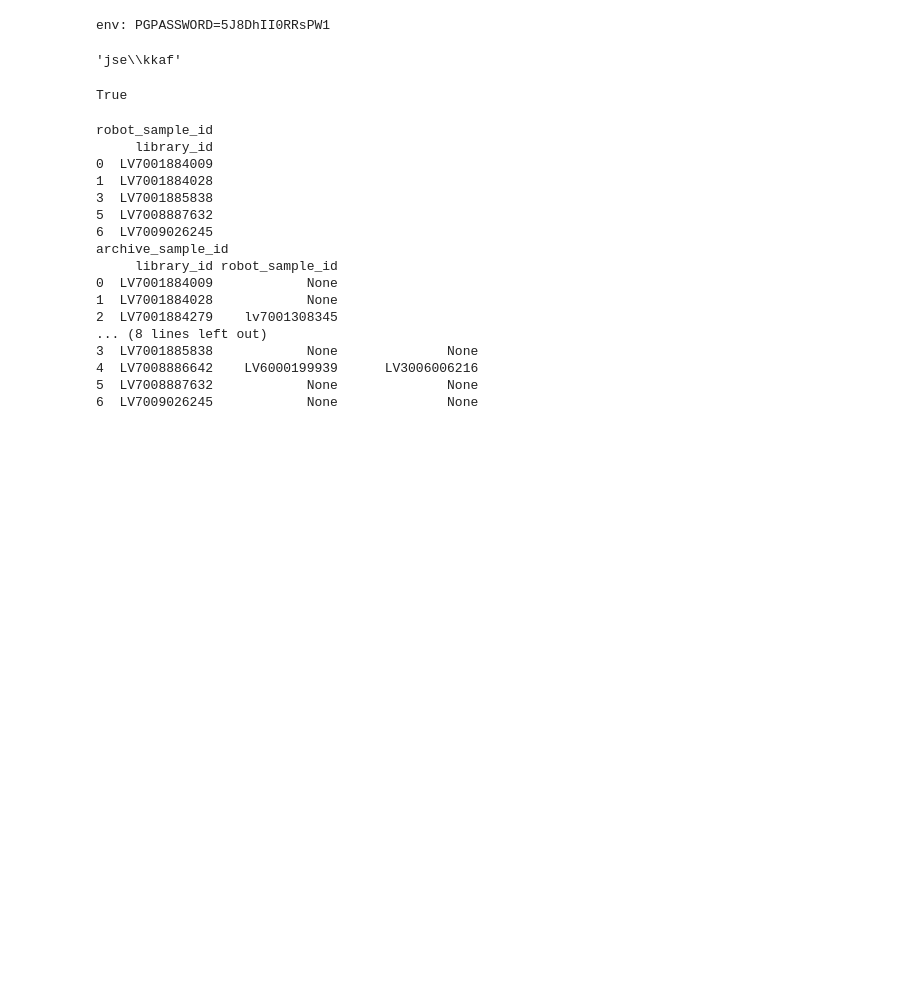
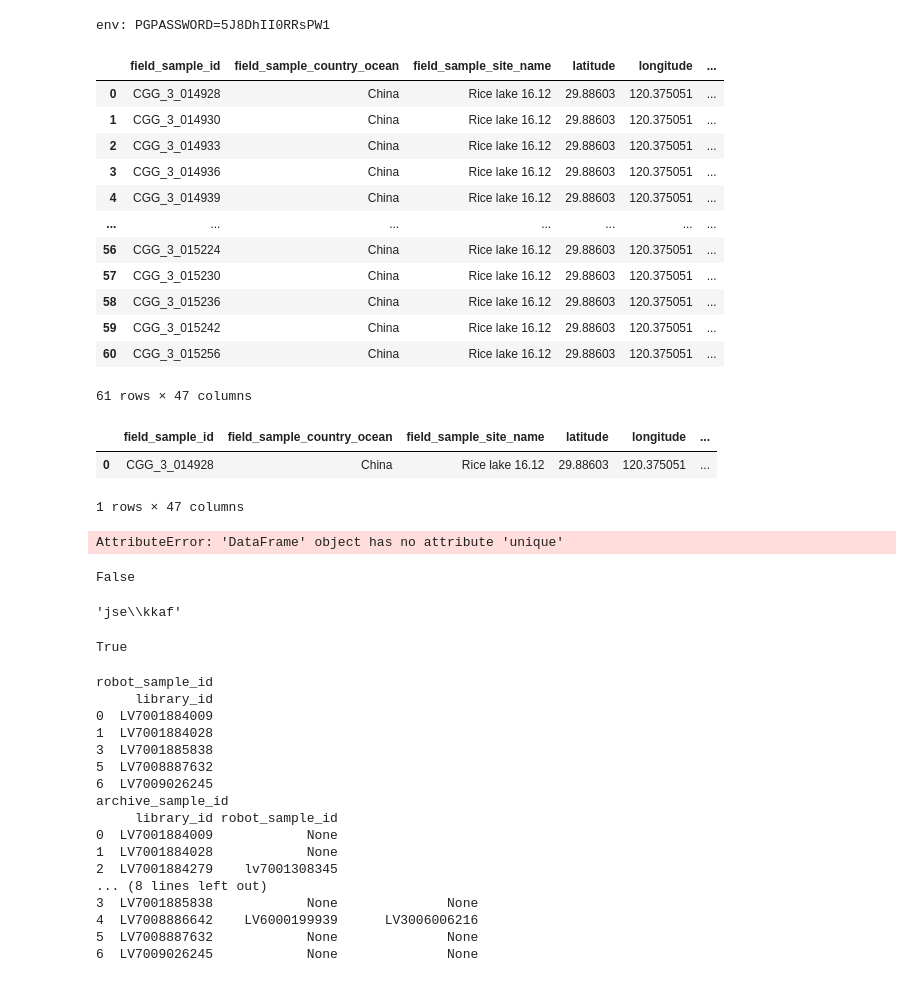
Before and after one commit to magnujo/gg-metadatabase-ui, a Jupyter notebook: playground.ipynb, the cells around one changed output. Cells and saved outputs as stored; diff of their text form; code cells hidden in the pictures; blank space fills up the shorter version.

Commit message:
first prototype of GPS coord warning

```diff
--- a/playground.ipynb
+++ b/playground.ipynb
@@ -4,0 +9,35 @@ env: PGPASSWORD=5J8DhII0RRsPW1
+# %%
+df = queries.get_geo_distances_from_db_table(29.88603,
+                                        120.375051,
+                                        'field_sample',
+                                        'test_1',
+                                        'longitude',
+                                        'latitude',
+                                        distance_threshold=1000,
+                                        db_engine=ENGINE_READ_ONLY)
+# %%
+df
+# %% [output]
+|  | field_sample_id | field_sample_country_ocean | field_sample_site_name | latitude | longitude | ... |
+| 0 | CGG_3_014928 | China | Rice lake 16.12 | 29.88603 | 120.375051 | ... |
+| 1 | CGG_3_014930 | China | Rice lake 16.12 | 29.88603 | 120.375051 | ... |
+| 2 | CGG_3_014933 | China | Rice lake 16.12 | 29.88603 | 120.375051 | ... |
+| 3 | CGG_3_014936 | China | Rice lake 16.12 | 29.88603 | 120.375051 | ... |
+| 4 | CGG_3_014939 | China | Rice lake 16.12 | 29.88603 | 120.375051 | ... |
+| ... | ... | ... | ... | ... | ... | ... |
+| 56 | CGG_3_015224 | China | Rice lake 16.12 | 29.88603 | 120.375051 | ... |
+| 57 | CGG_3_015230 | China | Rice lake 16.12 | 29.88603 | 120.375051 | ... |
+| 58 | CGG_3_015236 | China | Rice lake 16.12 | 29.88603 | 120.375051 | ... |
+| 59 | CGG_3_015242 | China | Rice lake 16.12 | 29.88603 | 120.375051 | ... |
+| 60 | CGG_3_015256 | China | Rice lake 16.12 | 29.88603 | 120.375051 | ... |
+61 rows × 47 columns
+# %%
+df[~df.duplicated(subset=['latitude', 'longitude'])]
+# %% [output]
+|  | field_sample_id | field_sample_country_ocean | field_sample_site_name | latitude | longitude | ... |
+| 0 | CGG_3_014928 | China | Rice lake 16.12 | 29.88603 | 120.375051 | ... |
+1 rows × 47 columns
+# %%
+df[['latitude', 'longitude']].unique()a
+# %% [output]
+AttributeError: 'DataFrame' object has no attribute 'unique'
@@ -5,3 +49,7 @@ env: PGPASSWORD=5J8DhII0RRsPW1
+# %%
+is_similar_location(*coords)
+# %% [output]
+False
 # %%
 import os
 p = os.path.join('jse', 'kkaf', 'file.sdd')
```
Also changed, not shown: parts of 3 cells of this notebook, 4 other files.
